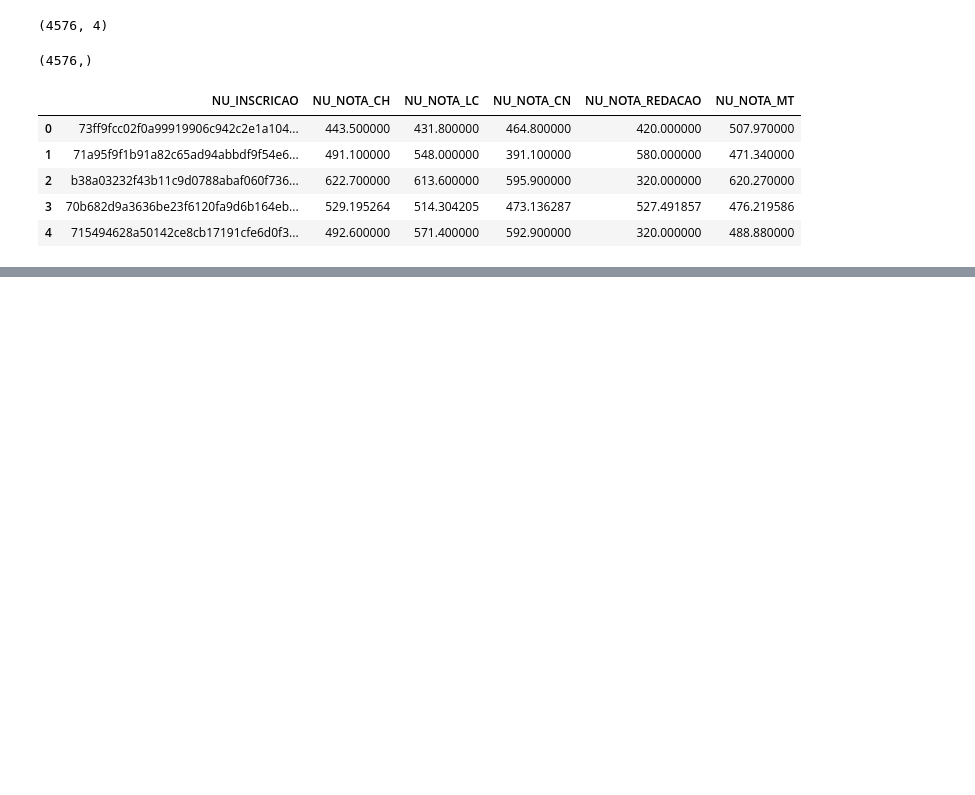
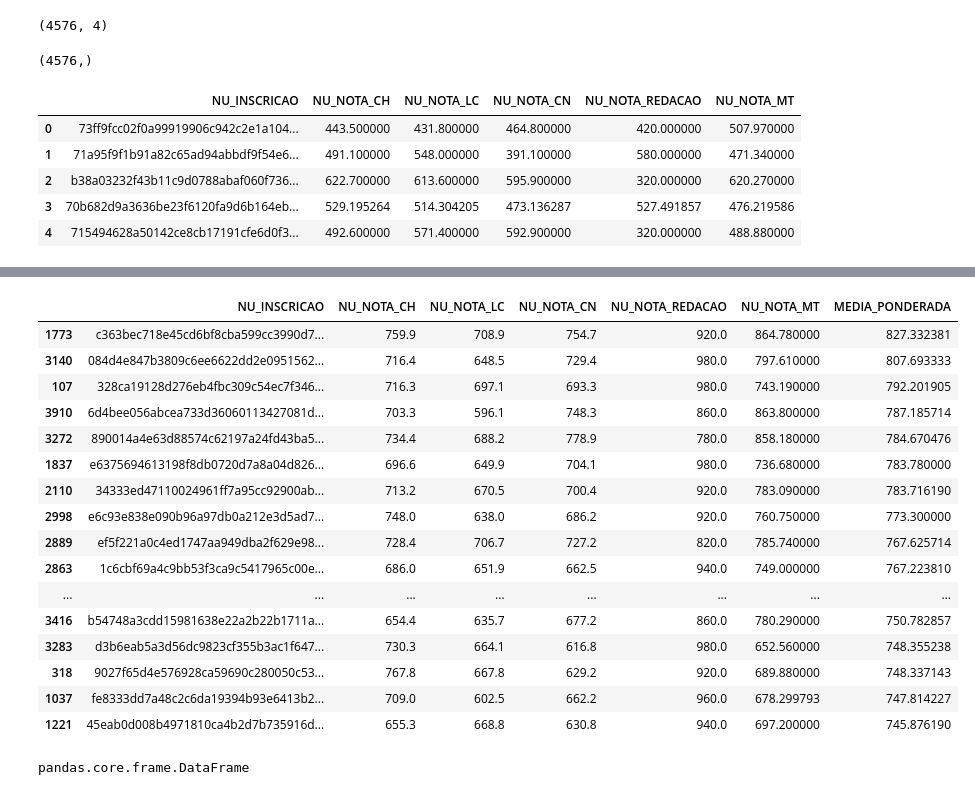
Before and after one commit to joberthrogers18/codenation-datascience, a Jupyter notebook: Challenge1/challenge1_enem.ipynb, the cells around one changed output, grey strips where cells are left out. Cells and saved outputs as stored; diff of their text form; code cells hidden in the pictures; blank space fills up the shorter version.

Commit message:
Save the bestest student predicted by model in csv file
Signed-off-by: Joberth Rogers <joberth.rogers18@gmail.com>

```diff
--- a/Challenge1/challenge1_enem.ipynb
+++ b/Challenge1/challenge1_enem.ipynb
@@ -200,3 +200,27 @@ save_pred.head()
 | 4 | 715494628a50142ce8cb17191cfe6d0f3... | 492.600000 | 571.400000 | 592.900000 | 320.000000 | 488.880000 |
 # %%
 save_pred.to_csv('first_prediction.csv', index=False, header=True)
+# %%
+# weights of each part
+math_weight = 3
+natural_sciences_weight = 2
+code_languages_weight = 1.5
+human_sciences_weight = 1
+essay_weight = 3
+
+# total weights
+total_weights = math_weight + natural_sciences_weight + code_languages_weight + \
++ human_sciences_weight + essay_weight
+
+final_grades = []
+
+# For each student calculate the weighted average
+for student_index in range(save_pred.shape[0]):
+    current_grade = (save_pred.loc[student_index, 'NU_NOTA_MT'] * math_weight + \
+    save_pred.loc[student_index, 'NU_NOTA_CN'] * natural_sciences_weight + \
+    save_pred.loc[student_index, 'NU_NOTA_LC'] * code_languages_weight + \
+    save_pred.loc[student_index, 'NU_NOTA_CH'] * human_sciences_weight + \
+    save_pred.loc[student_index, 'NU_NOTA_REDACAO'] * essay_weight) / total_weights
+
+    # save in final grade list
+    final_grades.append(current_grade)
@@ -202,0 +232,2 @@ save_pred.to_csv('first_prediction.csv', index=False, header=True)
+# %%
+data_file['MEDIA_PONDERADA'] = final_grades
@@ -202,0 +238,5 @@ save_pred.to_csv('first_prediction.csv', index=False, header=True)
+# %%
+weighted_average_dataframe = pd.DataFrame(data_file, columns= ['NU_INSCRICAO',
+        'NU_NOTA_CH','NU_NOTA_LC','NU_NOTA_CN','NU_NOTA_REDACAO',
+        'NU_NOTA_MT', 'MEDIA_PONDERADA']
+)
@@ -202,0 +252,27 @@ save_pred.to_csv('first_prediction.csv', index=False, header=True)
+# %%
+sorted_dataframe = weighted_average_dataframe.sort_values(['MEDIA_PONDERADA'], ascending=False)
+# %%
+sorted_dataframe.head(20)
+# %% [output]
+|  | NU_INSCRICAO | NU_NOTA_CH | NU_NOTA_LC | NU_NOTA_CN | NU_NOTA_REDACAO | NU_NOTA_MT | MEDIA_PONDERADA |
+| 1773 | c363bec718e45cd6bf8cba599cc3990d7... | 759.9 | 708.9 | 754.7 | 920.0 | 864.780000 | 827.332381 |
+| 3140 | 084d4e847b3809c6ee6622dd2e0951562... | 716.4 | 648.5 | 729.4 | 980.0 | 797.610000 | 807.693333 |
+| 107 | 328ca19128d276eb4fbc309c54ec7f346... | 716.3 | 697.1 | 693.3 | 980.0 | 743.190000 | 792.201905 |
+| 3910 | 6d4bee056abcea733d36060113427081d... | 703.3 | 596.1 | 748.3 | 860.0 | 863.800000 | 787.185714 |
+| 3272 | 890014a4e63d88574c62197a24fd43ba5... | 734.4 | 688.2 | 778.9 | 780.0 | 858.180000 | 784.670476 |
+| 1837 | e6375694613198f8db0720d7a8a04d826... | 696.6 | 649.9 | 704.1 | 980.0 | 736.680000 | 783.780000 |
+| 2110 | 34333ed47110024961ff7a95cc92900ab... | 713.2 | 670.5 | 700.4 | 920.0 | 783.090000 | 783.716190 |
+| 2998 | e6c93e838e090b96a97db0a212e3d5ad7... | 748.0 | 638.0 | 686.2 | 920.0 | 760.750000 | 773.300000 |
+| 2889 | ef5f221a0c4ed1747aa949dba2f629e98... | 728.4 | 706.7 | 727.2 | 820.0 | 785.740000 | 767.625714 |
+| 2863 | 1c6cbf69a4c9bb53f3ca9c5417965c00e... | 686.0 | 651.9 | 662.5 | 940.0 | 749.000000 | 767.223810 |
+| ... | ... | ... | ... | ... | ... | ... | ... |
+| 3416 | b54748a3cdd15981638e22a2b22b1711a... | 654.4 | 635.7 | 677.2 | 860.0 | 780.290000 | 750.782857 |
+| 3283 | d3b6eab5a3d56dc9823cf355b3ac1f647... | 730.3 | 664.1 | 616.8 | 980.0 | 652.560000 | 748.355238 |
+| 318 | 9027f65d4e576928ca59690c280050c53... | 767.8 | 667.8 | 629.2 | 920.0 | 689.880000 | 748.337143 |
+| 1037 | fe8333dd7a48c2c6da19394b93e6413b2... | 709.0 | 602.5 | 662.2 | 960.0 | 678.299793 | 747.814227 |
+| 1221 | 45eab0d008b4971810ca4b2d7b735916d... | 655.3 | 668.8 | 630.8 | 940.0 | 697.200000 | 745.876190 |
+# %%
+# get the 20 rows
+sorted_dataframe.iloc[0:20, [0, -2]].to_csv('answer.csv', index=False, header=True)
+# %% [output]
+pandas.core.frame.DataFrame
```
Also changed, not shown: parts of 3 cells of this notebook, 1 other file.
